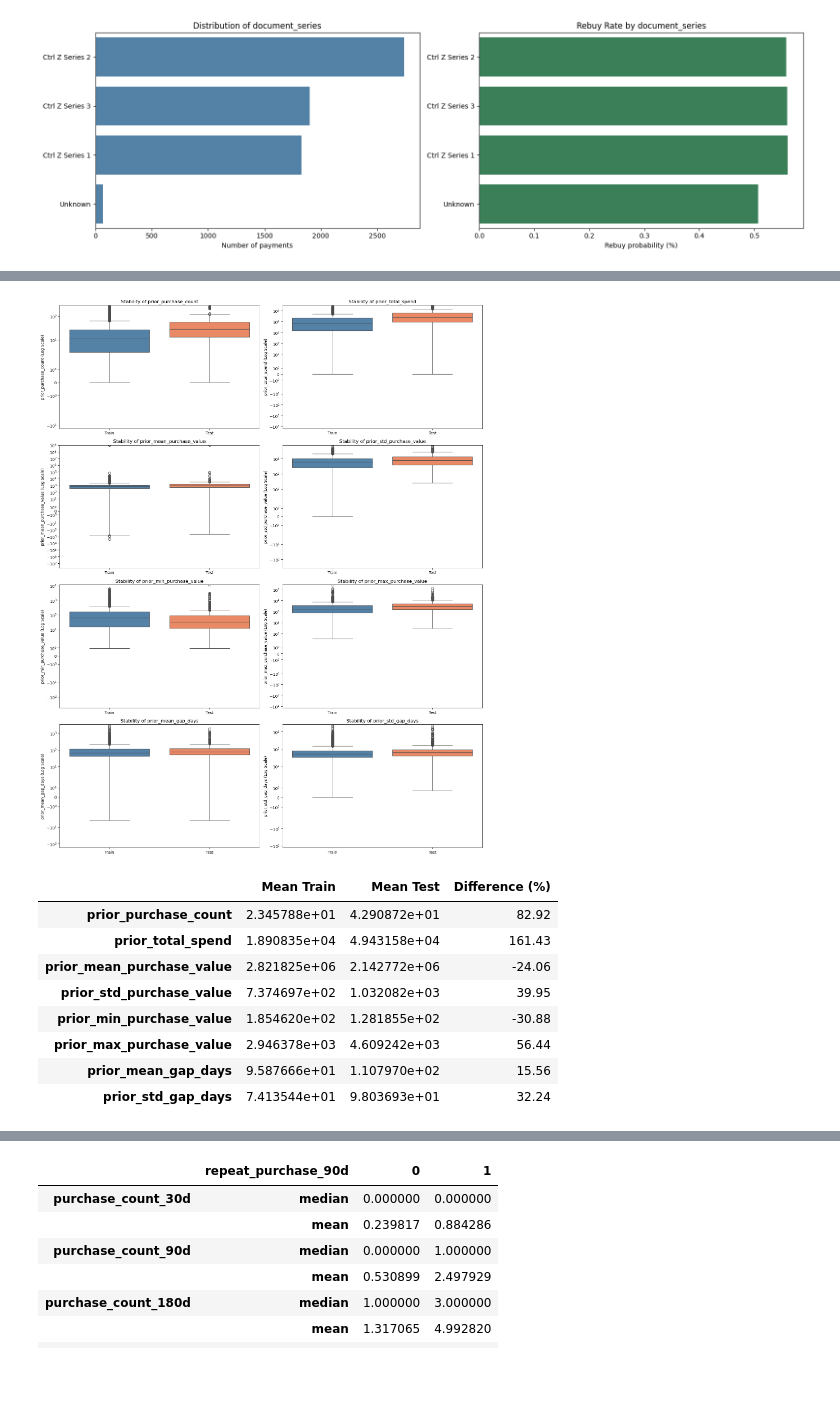
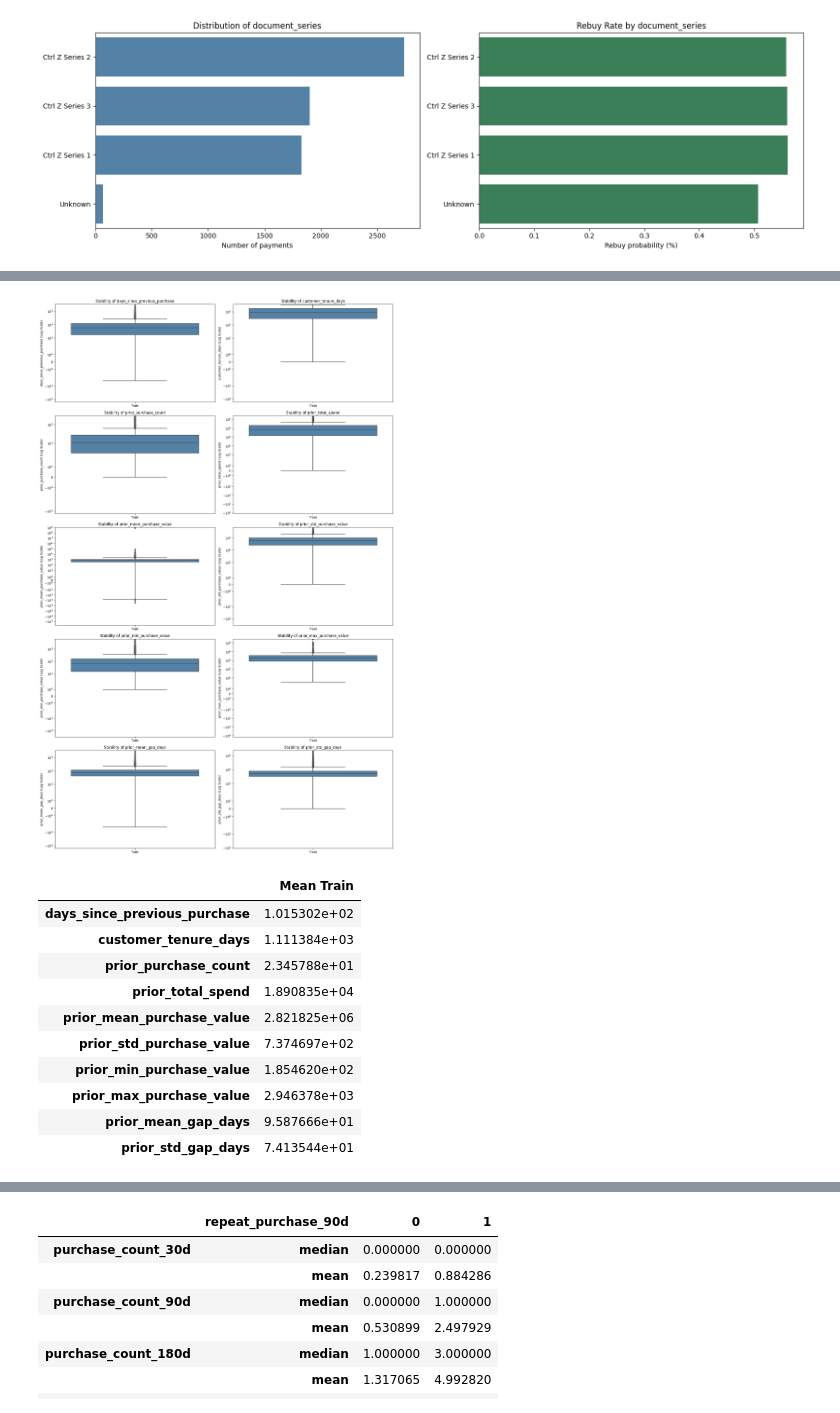
Before and after one commit to luisrafaelsoeiro/ETAI_Project, a Jupyter notebook: exploration.ipynb, the cells around one changed output, grey strips where cells are left out. Drawn from its saved outputs; the diff is of its cells as text; code cells hidden in the pictures; blank space fills up the shorter version.

```diff
--- a/exploration.ipynb
+++ b/exploration.ipynb
@@ -985,22 +1522,17 @@ Comparing categorical distributions across the training and test sets reveals su
 # %%
-hist_cols = [
-    'prior_purchase_count', 'prior_total_spend', 'prior_mean_purchase_value',
-    'prior_std_purchase_value', 'prior_min_purchase_value', 'prior_max_purchase_value',
-    'prior_mean_gap_days', 'prior_std_gap_days'
-]
+n_cols = 2
+n_rows = math.ceil(len(historical_features) / n_cols)
 
-fig, axes = plt.subplots(4, 2, figsize=(16, 20))
+fig, axes = plt.subplots(n_rows, n_cols, figsize=(16, 5 * n_rows))
 axes = axes.flatten()
 
-for i, col in enumerate(hist_cols):
+for i, col in enumerate(historical_features):
     sns.boxplot(
         data=train,
         x='repeat_purchase_90d',
         y=col,
         ax=axes[i],
-        hue='repeat_purchase_90d',
-        palette={0: "lightcoral", 1: "mediumseagreen", "0": "lightcoral", "1": "mediumseagreen"},
-        legend=False
+        palette={0: "lightcoral", 1: "mediumseagreen"}
     )
 
     axes[i].set_title(f'{col} vs Target')
@@ -1008,6 +1540,9 @@ for i, col in enumerate(hist_cols):
     axes[i].set_xlabel('Rebuy 90 Days (0 = No, 1 = Yes)')
     axes[i].set_ylabel(f'{col} (Log Scale)')
 
+for j in range(len(historical_features), len(axes)):
+    axes[j].set_visible(False)
+
 plt.tight_layout()
 plt.show()
 # %% [output]
@@ -1015,48 +1550,51 @@ plt.show()
 # %%
-tmp_train = train[hist_cols].copy().reset_index(drop=True)
+tmp_train = train[historical_features].copy().reset_index(drop=True)
 tmp_train['Dataset'] = 'Train'
 
-tmp_test = test[hist_cols].copy().reset_index(drop=True)
-tmp_test['Dataset'] = 'Test'
+combined_hist = pd.concat([tmp_train], ignore_index=True)
 
-combined_hist = pd.concat([tmp_train, tmp_test], ignore_index=True)
+n_cols = 2
+n_rows = math.ceil(len(historical_features) / n_cols)
 
-fig, axes = plt.subplots(4, 2, figsize=(16, 20))
+fig, axes = plt.subplots(n_rows, n_cols, figsize=(16, 5 * n_rows))
 axes = axes.flatten()
 
-for i, col in enumerate(hist_cols):
+for i, col in enumerate(historical_features):
     sns.boxplot(
         data=combined_hist,
         x='Dataset',
         y=col,
         ax=axes[i],
-        hue='Dataset',
-        palette={'Train': 'steelblue', 'Test': 'coral'},
-        legend=False
+        order=['Train'],
+        palette={'Train': 'steelblue'}
     )
     axes[i].set_title(f'Stability of {col}')
     axes[i].set_yscale('symlog')
     axes[i].set_ylabel(f'{col} (Log Scale)')
     axes[i].set_xlabel('')
 
+# hide unused subplots
+for j in range(len(historical_features), len(axes)):
+    axes[j].set_visible(False)
+
 plt.tight_layout()
 plt.show()
 
 mean_summary = pd.DataFrame({
-    'Mean Train': train[hist_cols].mean(),
-    'Mean Test': test[hist_cols].mean()
+    'Mean Train': train[historical_features].mean(),
 })
-mean_summary['Difference (%)'] = ((mean_summary['Mean Test'] - mean_summary['Mean Train']) / mean_summary['Mean Train'] * 100).round(2)
 
 display(mean_summary)
 # %% [output]
-[figure, old version]
+[figure, new version]
-|  | Mean Train | Mean Test | Difference (%) |
-| prior_purchase_count | 2.345788e+01 | 4.290872e+01 | 82.92 |
-| prior_total_spend | 1.890835e+04 | 4.943158e+04 | 161.43 |
-| prior_mean_purchase_value | 2.821825e+06 | 2.142772e+06 | -24.06 |
-| prior_std_purchase_value | 7.374697e+02 | 1.032082e+03 | 39.95 |
-| prior_min_purchase_value | 1.854620e+02 | 1.281855e+02 | -30.88 |
-| prior_max_purchase_value | 2.946378e+03 | 4.609242e+03 | 56.44 |
-| prior_mean_gap_days | 9.587666e+01 | 1.107970e+02 | 15.56 |
-| prior_std_gap_days | 7.413544e+01 | 9.803693e+01 | 32.24 |
+|  | Mean Train |
+| days_since_previous_purchase | 1.015302e+02 |
+| customer_tenure_days | 1.111384e+03 |
+| prior_purchase_count | 2.345788e+01 |
+| prior_total_spend | 1.890835e+04 |
+| prior_mean_purchase_value | 2.821825e+06 |
+| prior_std_purchase_value | 7.374697e+02 |
+| prior_min_purchase_value | 1.854620e+02 |
+| prior_max_purchase_value | 2.946378e+03 |
+| prior_mean_gap_days | 9.587666e+01 |
+| prior_std_gap_days | 7.413544e+01 |
```
Also changed, not shown: parts of 242 cells of this notebook.
